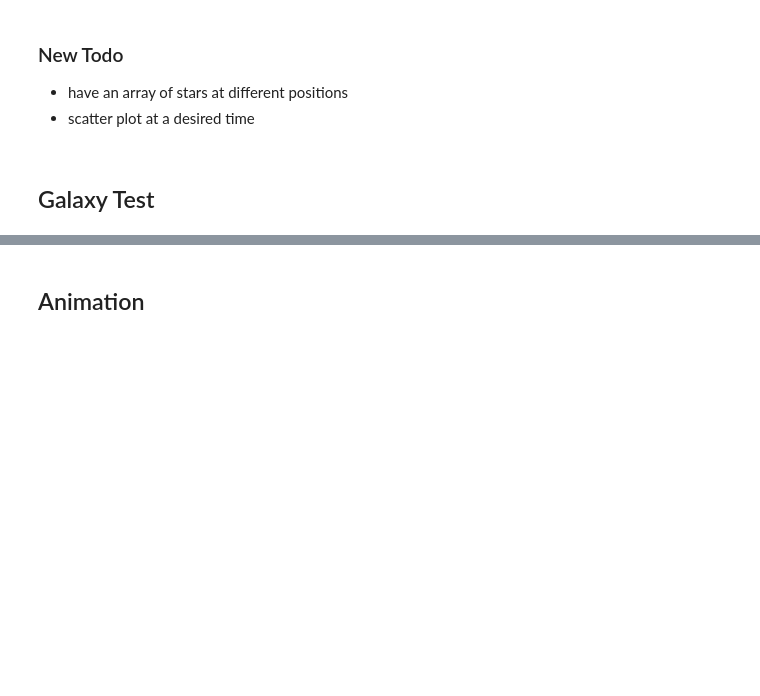
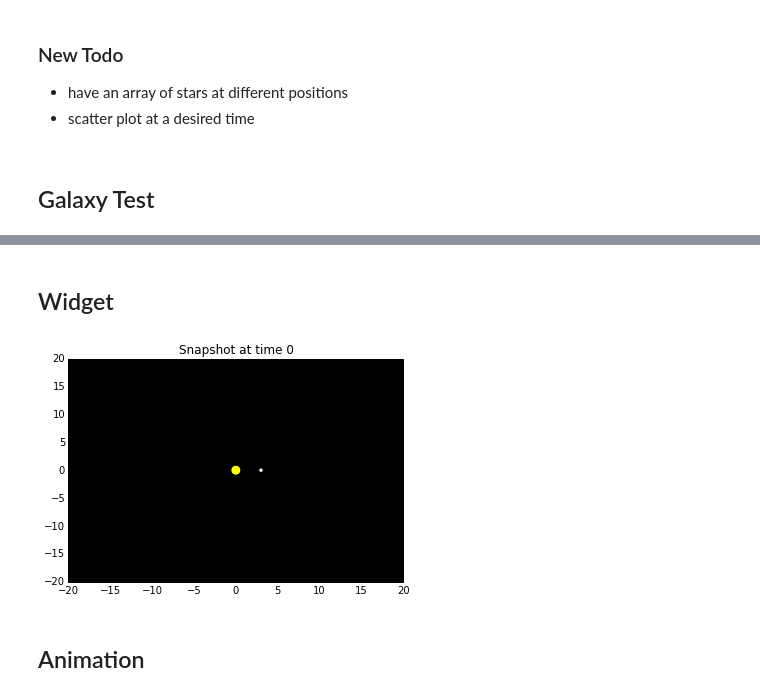
Before and after one commit to cucucachu/PHYS202-S14, a Jupyter notebook: GalaxyMerger/GalaxyMerger.ipynb, the cells around one changed output, grey strips where cells are left out. Cells and saved outputs as stored; diff of their text form; code cells hidden in the pictures; blank space fills up the shorter version.

```diff
--- a/GalaxyMerger/GalaxyMerger.ipynb
+++ b/GalaxyMerger/GalaxyMerger.ipynb
@@ -334,2 +351,19 @@ Calulating star trajectory
+# %% [markdown]
+## Widget
+# %%
+def GalaxyWidget(gamma=25., M=1., S=1., timeLimit=20., resolution=4, \
+                 rings=1, stars=1, time=0):
+    galaxy = Galaxy(gamma, M, S);
+    galaxy.setTime(timeLimit, resolution);
+    galaxy.setS(10, 25, 1, -3);
+    galaxy.makeStars(rings, stars);
+    galaxy.snapShot(time);
+# %%
+from IPython.html.widgets import interact, interactive;
+
+interact(GalaxyWidget,gamma=(1., 100.),M=(1., 10.), S=(1,10), timeLimit=(20, 100), \
+         resolution=(1,10), rings=(1, 6), stars=(1,10), time=(0, int(timeLimit)));
+# %% [output]
+[figure, added]
 # %% [markdown]
 ## Animation
```
Also changed, not shown: parts of 10 cells of this notebook, 9 other files.
